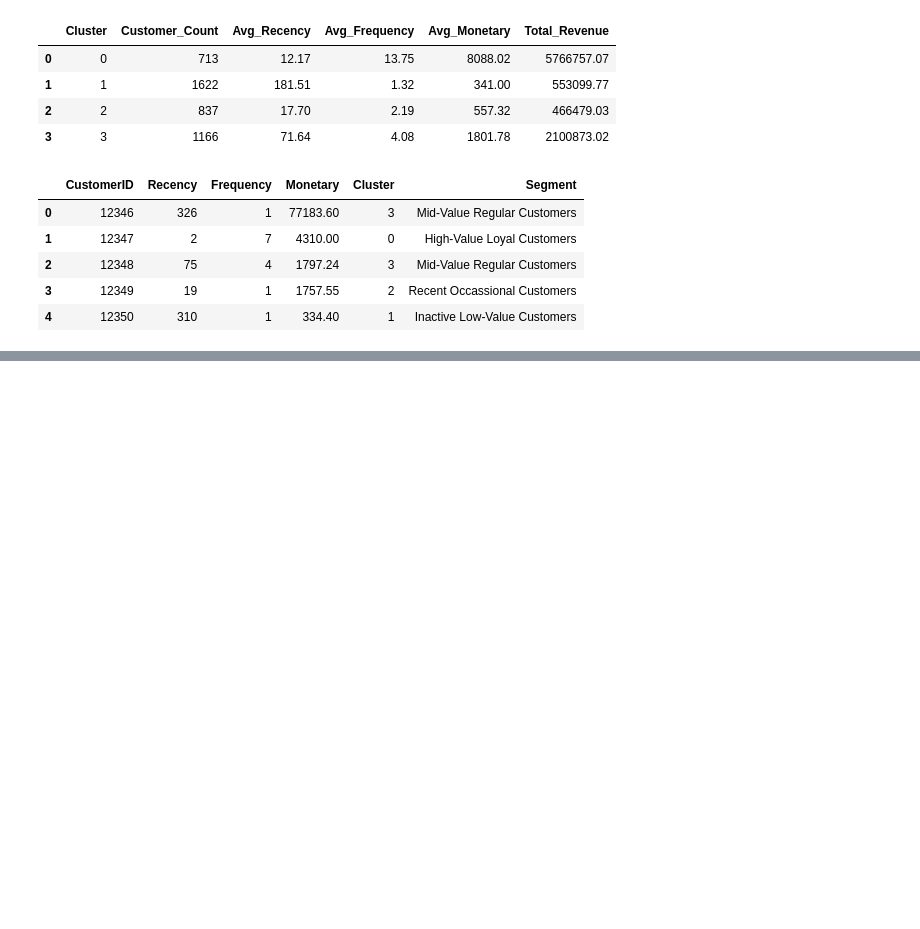
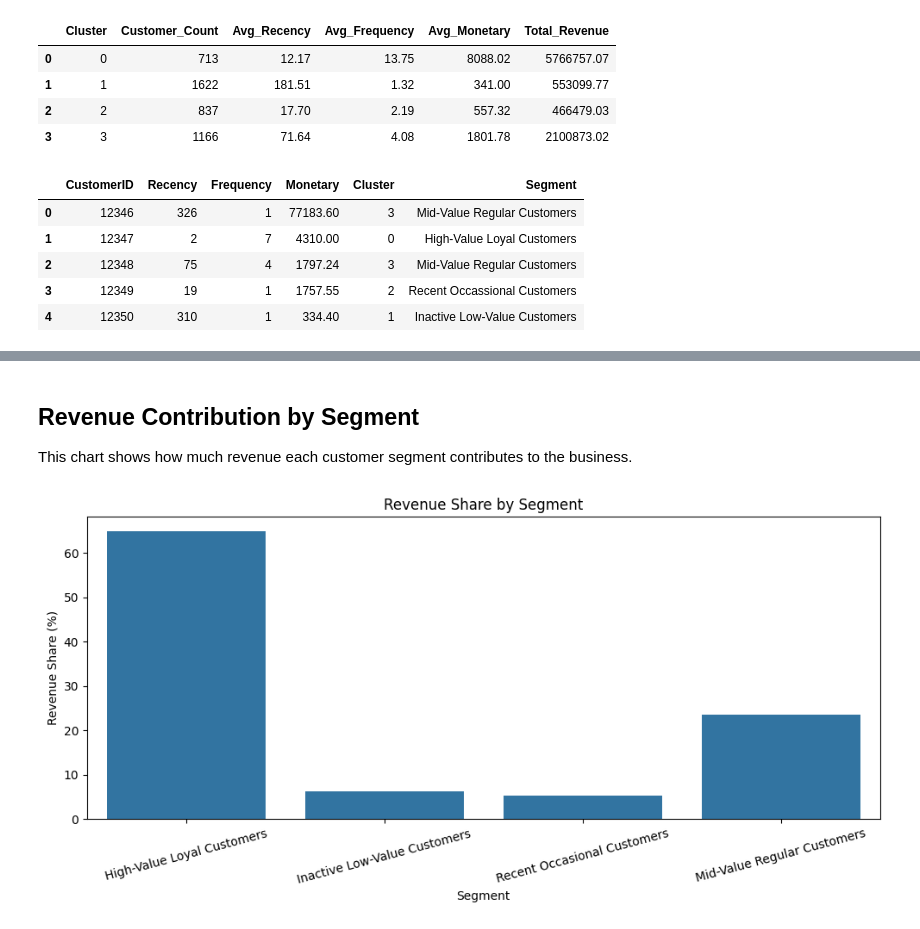
Before and after one commit to mohammadarhamk66/customer-segmentation-rfm, a Jupyter notebook: notebooks/01_customer_segmentation_rfm.ipynb, the cells around one changed output, grey strips where cells are left out. Saved outputs shown, nothing was run; the diff lists cells and outputs as text; code cells hidden in the pictures; blank space fills up the shorter version.

```diff
--- a/notebooks/01_customer_segmentation_rfm.ipynb
+++ b/notebooks/01_customer_segmentation_rfm.ipynb
@@ -540,0 +575,23 @@ rfm.head()
+# %% [markdown]
+## Revenue Contribution by Segment
+
+This chart shows how much revenue each customer segment contributes to the business.
+# %%
+plt.figure(figsize=(10,5))
+
+sns.barplot(
+    data=cluster_profile,
+    x="Segment",
+    y="Revenue_Share_%"
+)
+
+plt.title("Revenue Share by Segment")
+plt.xlabel("Segment")
+plt.ylabel("Revenue Share (%)")
+
+plt.xticks(rotation=15)
+
+plt.tight_layout()
+plt.show()
+# %% [output]
+[figure, added]
```
Also changed, not shown: parts of 14 cells of this notebook, 1 other file.
